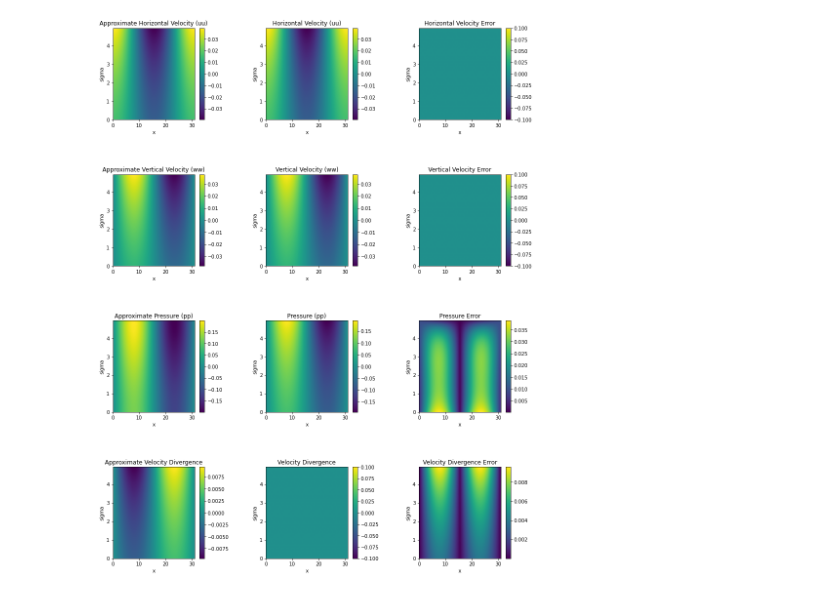
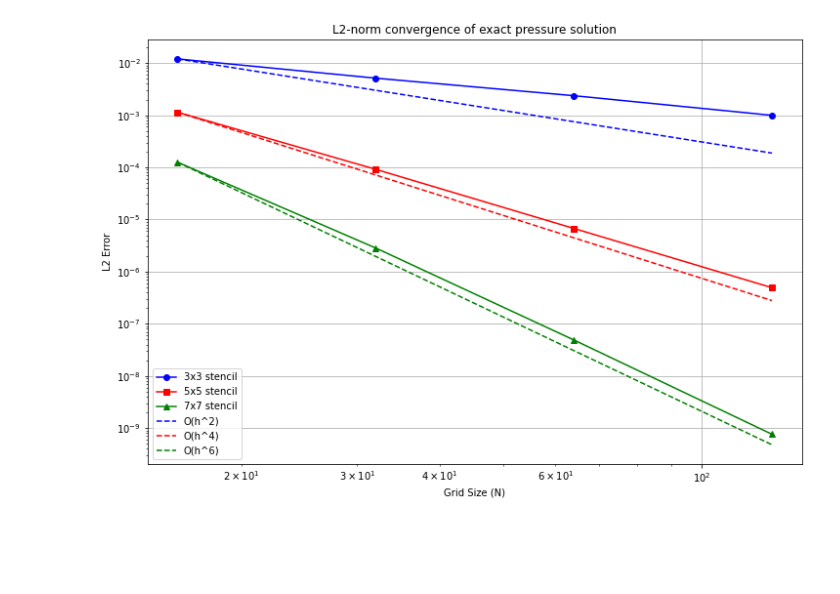
Before and after one commit to alex2001zow/Parallel_High-Order_FD_NS, a Jupyter notebook: python/TravelingWave_Poisson_2D.ipynb, the cells around one changed output. Drawn from its saved outputs; the diff is of its cells as text; code cells hidden in the pictures; blank space fills up the shorter version.

```diff
--- a/python/TravelingWave_Poisson_2D.ipynb
+++ b/python/TravelingWave_Poisson_2D.ipynb
@@ -339,4 +391,57 @@ plot_2D_surface(X, SIGMA, u_approximate_solution, uu, v_approximate_solution, ww
 # %%
-plot_2D_imshow(X, SIGMA, u_approximate_solution, uu, v_approximate_solution, ww, p_approximate_solution, pp, vel_div, vel_div_analytical)
+#plot_2D_imshow(X, SIGMA, u_approximate_solution, uu, v_approximate_solution, ww, p_approximate_solution, pp, vel_div, vel_div_analytical)
-# %% [output]
-[figure, removed]
+# %%
+import numpy as np
+import matplotlib.pyplot as plt
+
+# Step 1: Prepare the data
+grid_sizes = [16, 32, 64, 128] * 4
+stencil_sizes = ['3x3'] * 4 + ['5x5'] * 4 + ['7x7'] * 4
+l2_errors = [1.203e-02, 5.138e-03, 2.368e-03, 9.964e-04,
+             1.143e-03, 9.182e-05, 6.751e-06, 4.930e-07,
+             1.257e-04, 2.847e-06, 4.906e-08, 7.621e-10]
+
+# Step 2: Create arrays for each stencil size
+grid_3x3 = np.array(grid_sizes[:4])
+grid_5x5 = np.array(grid_sizes[4:8])
+grid_7x7 = np.array(grid_sizes[8:12])
+
+# For L2 errors
+error_3x3 = np.array(l2_errors[:4])
+error_5x5 = np.array(l2_errors[4:8])
+error_7x7 = np.array(l2_errors[8:12])
+
+# Step 3: Create the plot
+plt.figure(figsize=(12, 8))
+plt.loglog(grid_3x3, error_3x3, 'bo-', label='3x3 stencil')
+plt.loglog(grid_5x5, error_5x5, 'rs-', label='5x5 stencil')
+plt.loglog(grid_7x7, error_7x7, 'g^-', label='7x7 stencil')
+
+# Step 4: Add convergence lines
+grid_range = np.logspace(np.log10(16), np.log10(128), 100)
+h = 1 / grid_range
+
+# O(h^2) convergence line
+c2 = error_3x3[0] * (16**2)  # Constant to match the first point of 3x3 stencil
+plt.loglog(grid_range, c2 * h**2, 'b--', label='O(h^2)')
+
+# O(h^4) convergence line
+c4 = error_5x5[0] * (16**4)  # Constant to match the first point of 5x5 stencil
+plt.loglog(grid_range, c4 * h**4, 'r--', label='O(h^4)')
+
+# O(h^6) convergence line
+c6 = error_7x7[0] * (16**6)  # Constant to match the first point of 7x7 stencil
+plt.loglog(grid_range, c6 * h**6, 'g--', label='O(h^6)')
+
+# Step 5: Add labels and title
+plt.xlabel('Grid Size (N)')
+plt.ylabel('L2 Error')
+plt.title('L2-norm convergence of exact pressure solution')
+plt.legend()
+plt.grid(True)
+
+# Step 6: Show the plot
+plt.savefig('Travelling_wave_convergence_plot.jpg', dpi=300, transparent=False)
+plt.show()
+# %% [output]
+[figure, added]
```
Also changed, not shown: parts of 13 cells of this notebook, 16 other files.
